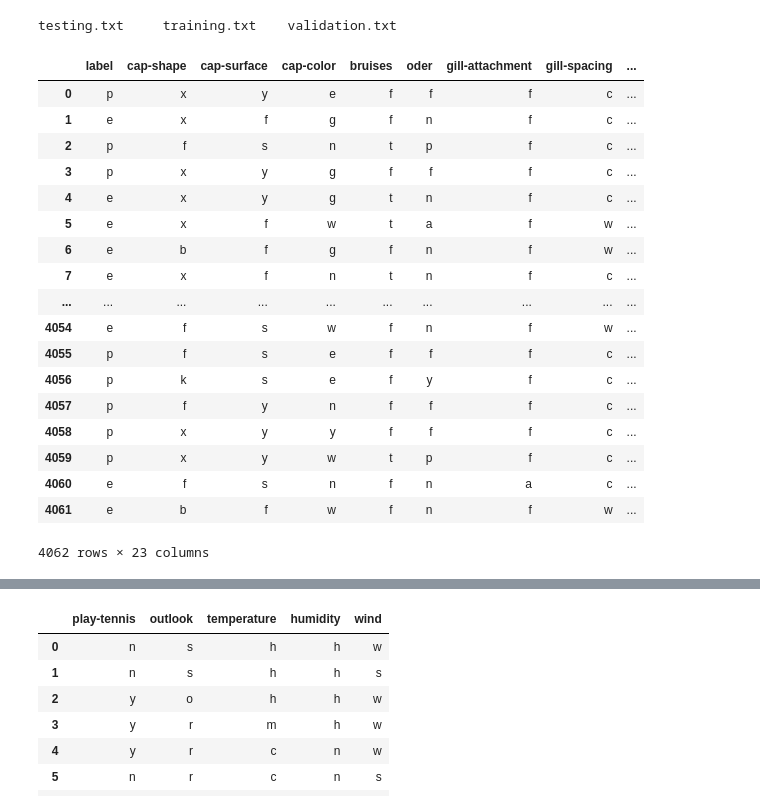
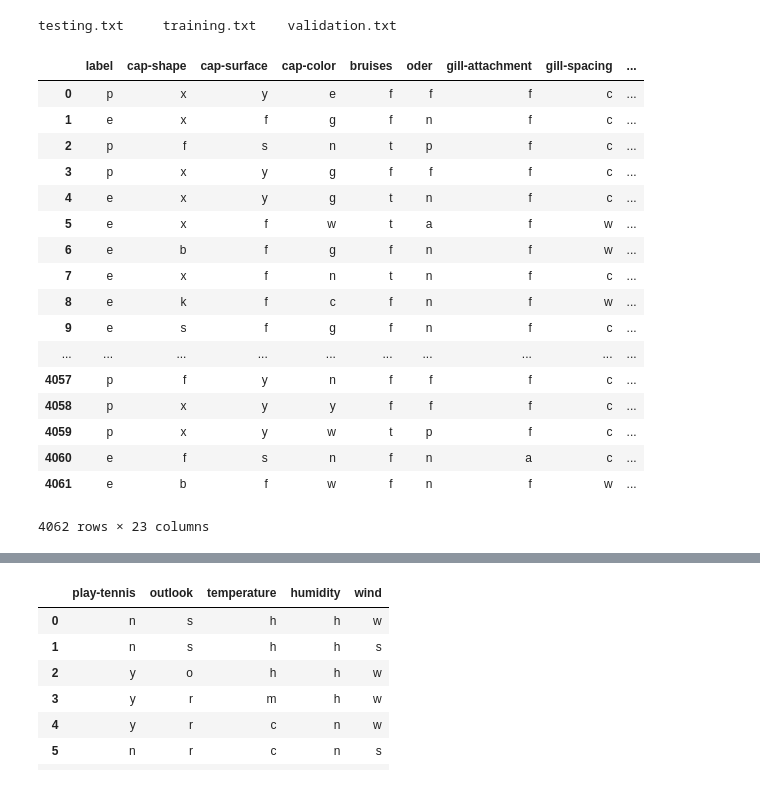
Before and after one commit to EstebanGuillen/MachineLearning, a Jupyter notebook: Project_1.ipynb, the cells around one changed output, grey strips where cells are left out. Saved outputs shown, nothing was run; the diff lists cells and outputs as text; code cells hidden in the pictures.

```diff
--- a/Project_1.ipynb
+++ b/Project_1.ipynb
@@ -18,27 +18,26 @@ ls
 # %% [output]
 testing.txt     training.txt    validation.txt
 # %%
-training_data = pd.read_table("training.txt", sep=",", names=["label","cap-shape","cap-surface","cap-color","bruises","oder",
+training = pd.read_table("training.txt", sep=",", names=["label","cap-shape","cap-surface","cap-color","bruises","oder",
                                                   "gill-attachment","gill-spacing","gill-size","gill-color","stalk-shape",
                                                   "stalk-root","stalk-surface-above-ring","stalk-surface-below-ring",
                                                   "stalk-color-above-ring","stalk-color-below-ring","veil-type",
                                                   "veil-color","ring-number","ring-type","spore-print-color",
                                                   "population","habitat"])
-training_data
+training
 # %% [output]
 |  | label | cap-shape | cap-surface | cap-color | bruises | oder | gill-attachment | gill-spacing | ... |
 | 0 | p | x | y | e | f | f | f | c | ... |
 | 1 | e | x | f | g | f | n | f | c | ... |
 | 2 | p | f | s | n | t | p | f | c | ... |
 | 3 | p | x | y | g | f | f | f | c | ... |
 | 4 | e | x | y | g | t | n | f | c | ... |
 | 5 | e | x | f | w | t | a | f | w | ... |
 | 6 | e | b | f | g | f | n | f | w | ... |
 | 7 | e | x | f | n | t | n | f | c | ... |
+| 8 | e | k | f | c | f | n | f | w | ... |
+| 9 | e | s | f | g | f | n | f | c | ... |
 | ... | ... | ... | ... | ... | ... | ... | ... | ... | ... |
-| 4054 | e | f | s | w | f | n | f | w | ... |
-| 4055 | p | f | s | e | f | f | f | c | ... |
-| 4056 | p | k | s | e | f | y | f | c | ... |
 | 4057 | p | f | y | n | f | f | f | c | ... |
 | 4058 | p | x | y | y | f | f | f | c | ... |
 | 4059 | p | x | y | w | t | p | f | c | ... |
```
Also changed, not shown: parts of 16 cells of this notebook.
